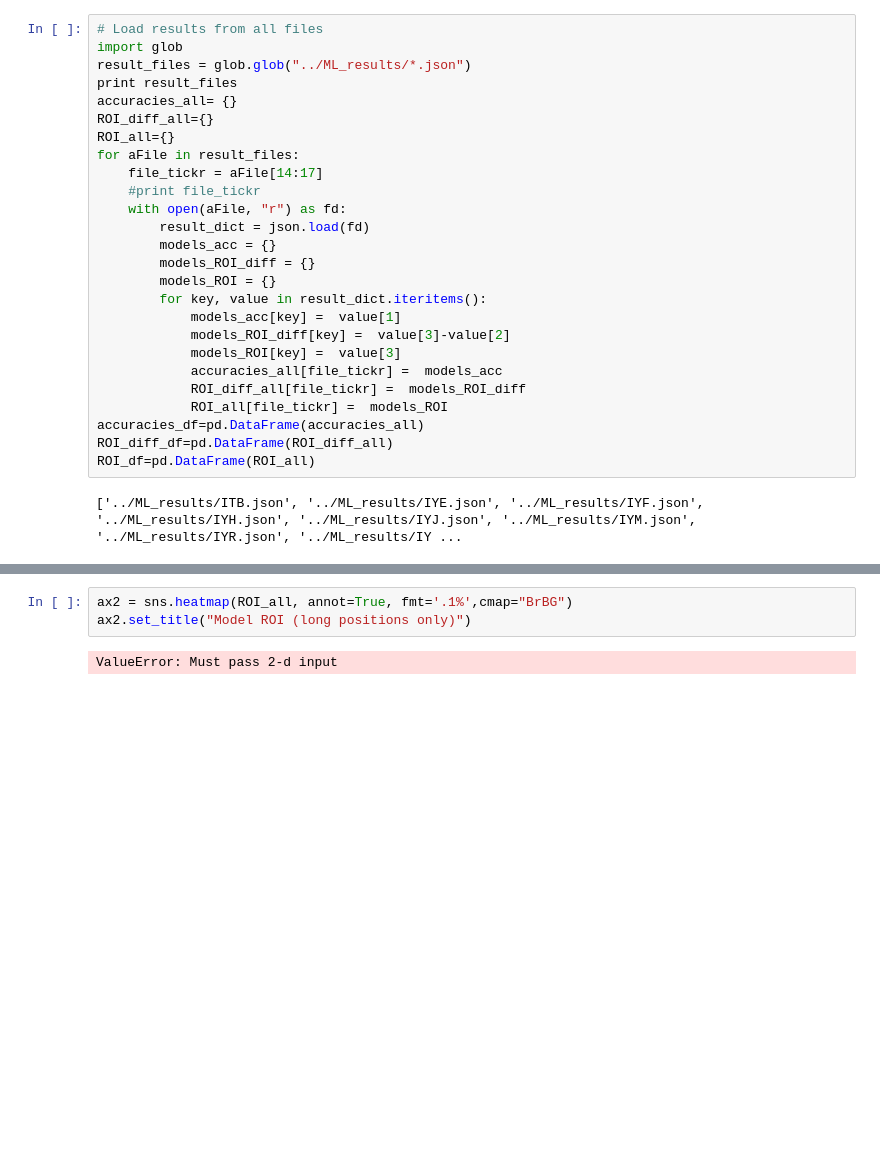
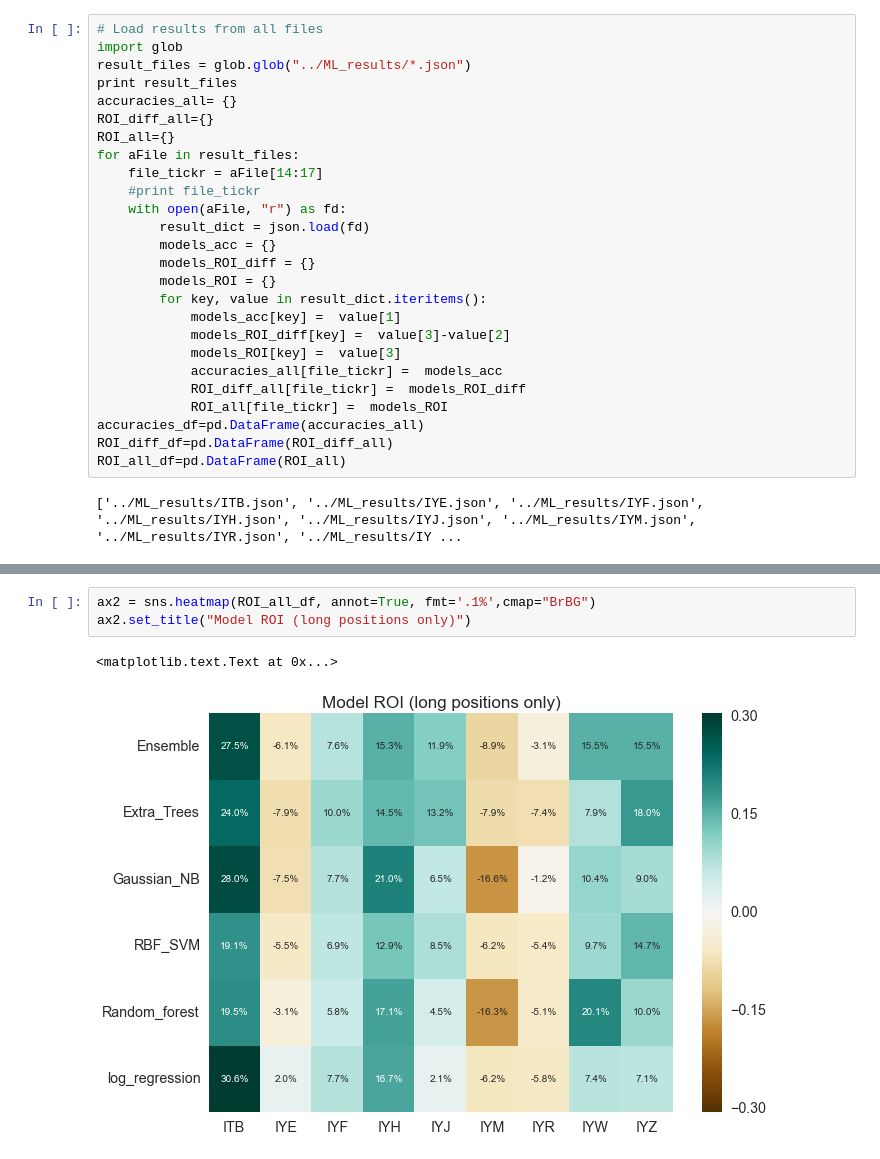
Before and after one commit to ygauthie/CS109_Project, a Jupyter notebook: RFE/SelectBK_Yvan.ipynb, the cells around one changed output, grey strips where cells are left out. Drawn from its saved outputs; the diff is of its cells as text; blank space fills up the shorter version.

```diff
--- a/RFE/SelectBK_Yvan.ipynb
+++ b/RFE/SelectBK_Yvan.ipynb
@@ -546,7 +548,7 @@ for aFile in result_files:
             ROI_all[file_tickr] =  models_ROI
 accuracies_df=pd.DataFrame(accuracies_all)
 ROI_diff_df=pd.DataFrame(ROI_diff_all)
-ROI_df=pd.DataFrame(ROI_all)
+ROI_all_df=pd.DataFrame(ROI_all)
 # %% [output]
 ['../ML_results/ITB.json', '../ML_results/IYE.json', '../ML_results/IYF.json', '../ML_results/IYH.json', '../ML_results/IYJ.json', '../ML_results/IYM.json', '../ML_results/IYR.json', '../ML_results/IY ...
 # %%
@@ -565,8 +567,9 @@ ax2.set_title("Model ROI minus Index ROI (long positions only)")
 # %%
-ax2 = sns.heatmap(ROI_all, annot=True, fmt='.1%',cmap="BrBG")
+ax2 = sns.heatmap(ROI_all_df, annot=True, fmt='.1%',cmap="BrBG")
 ax2.set_title("Model ROI (long positions only)")
 # %% [output]
-ValueError: Must pass 2-d input
+<matplotlib.text.Text at 0x...>
+[figure, added]
 # %%
 def print_arrays_for_heatmap(aDict):
     y=0
```
Also changed, not shown: parts of 21 cells of this notebook, 44 other files.
